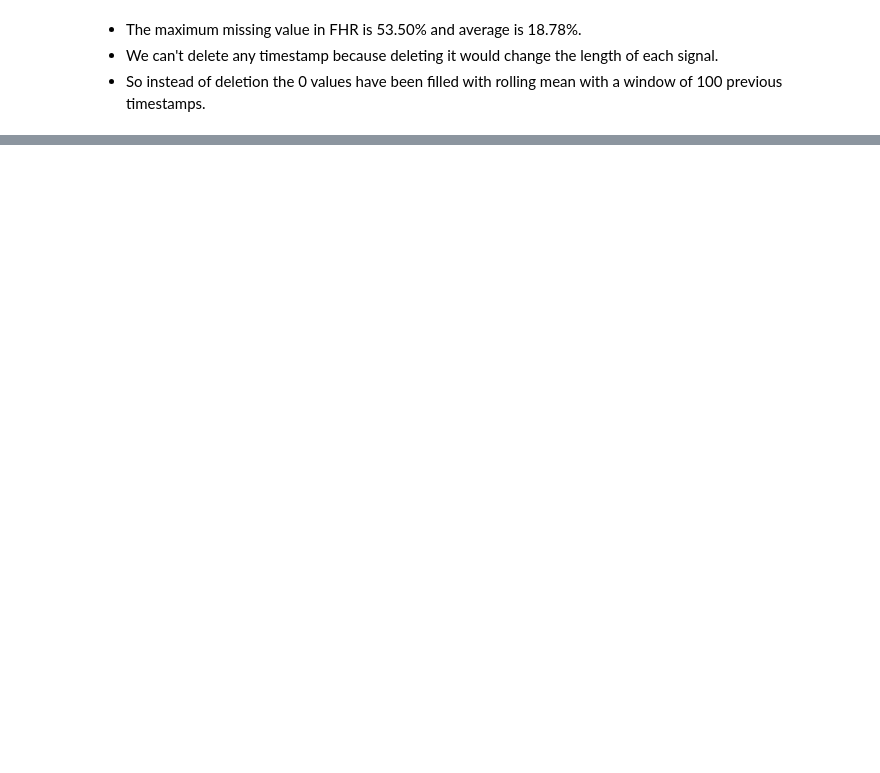
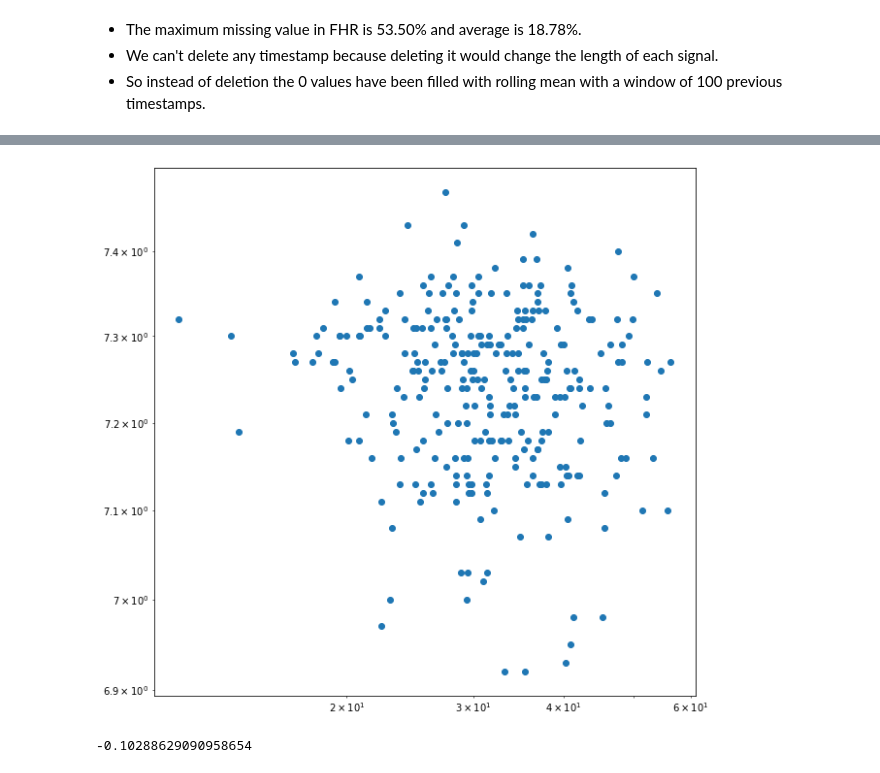
Before and after one commit to igeor/Cardiotocographic-Signal-Classification-based-on-Heart-Rate-Variability, a Jupyter notebook: analysis.ipynb, the cells around one changed output, grey strips where cells are left out. Drawn from its saved outputs; the diff is of its cells as text; code cells hidden in the pictures; blank space fills up the shorter version.

Commit message:
sdnn first try

```diff
--- a/analysis.ipynb
+++ b/analysis.ipynb
@@ -265,0 +305,11 @@ $$ {\displaystyle y=y_{0}\left(1-{\frac {x-x_{0}}{x_{1}-x_{0}}}\right)+y_{1}\lef
+# %%
+
+def compute_hrv(df_input):
+    df = df_input.copy()
+    df['HRV'] = [0.0 for i in range(df.shape[0])]
+    for row_i, fhr in tqdm(df['Fhr'].iteritems(), total=df.shape[0]):
+        results = td.sdnn(np.array(df.iloc[row_i]['Fhr']))
+        df.at[row_i, 'HRV'] = results['sdnn']
+    return df
+df5 = compute_hrv(df4)
+df5.head()
@@ -265,0 +323,16 @@ $$ {\displaystyle y=y_{0}\left(1-{\frac {x-x_{0}}{x_{1}-x_{0}}}\right)+y_{1}\lef
+# %%
+x = [hrv_val for row_i, hrv_val in df5['HRV'].iteritems()]
+y = [hrv_val['pH'] for row_i, hrv_val in df5['labels'].iteritems()]
+
+fig = plt.figure(figsize=[10,10])
+plt.scatter(x,y)
+plt.xscale('log')
+plt.yscale('log')
+# %% [output]
+[figure, added]
+# %%
+from scipy.stats import pearsonr
+corr, _ = pearsonr(x, y)
+corr
+# %% [output]
+-0.10288629090958654
```
Also changed, not shown: parts of 22 cells of this notebook.
